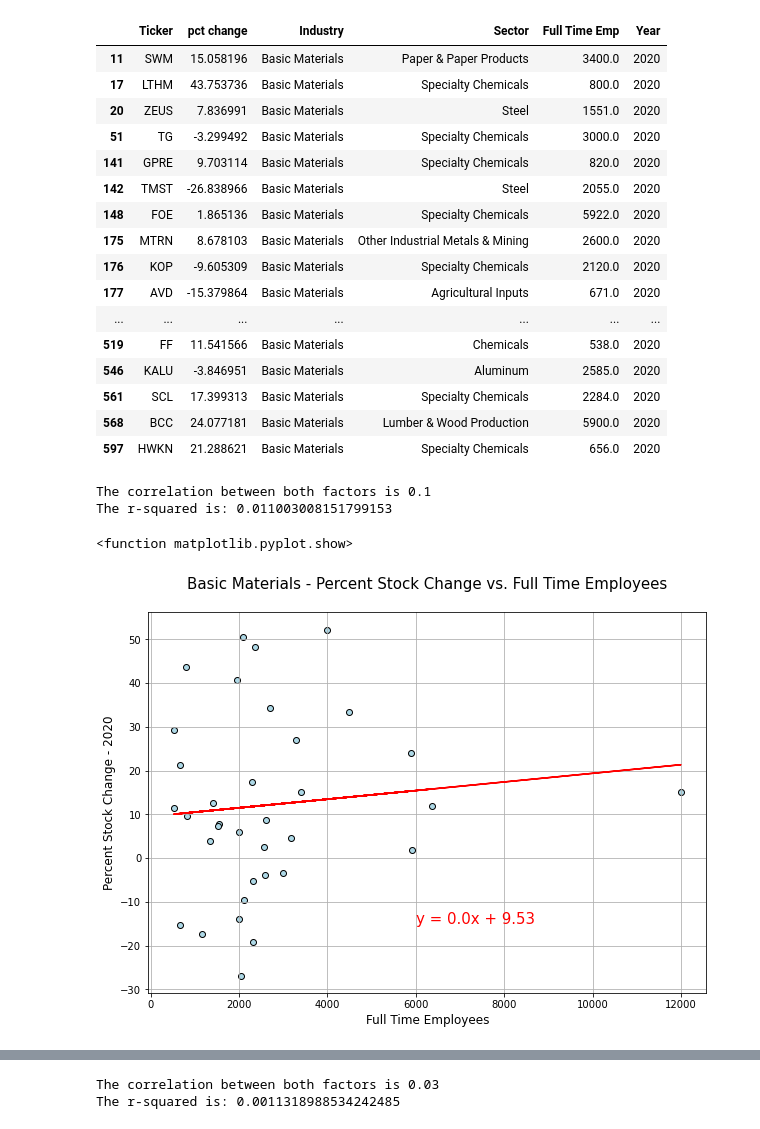
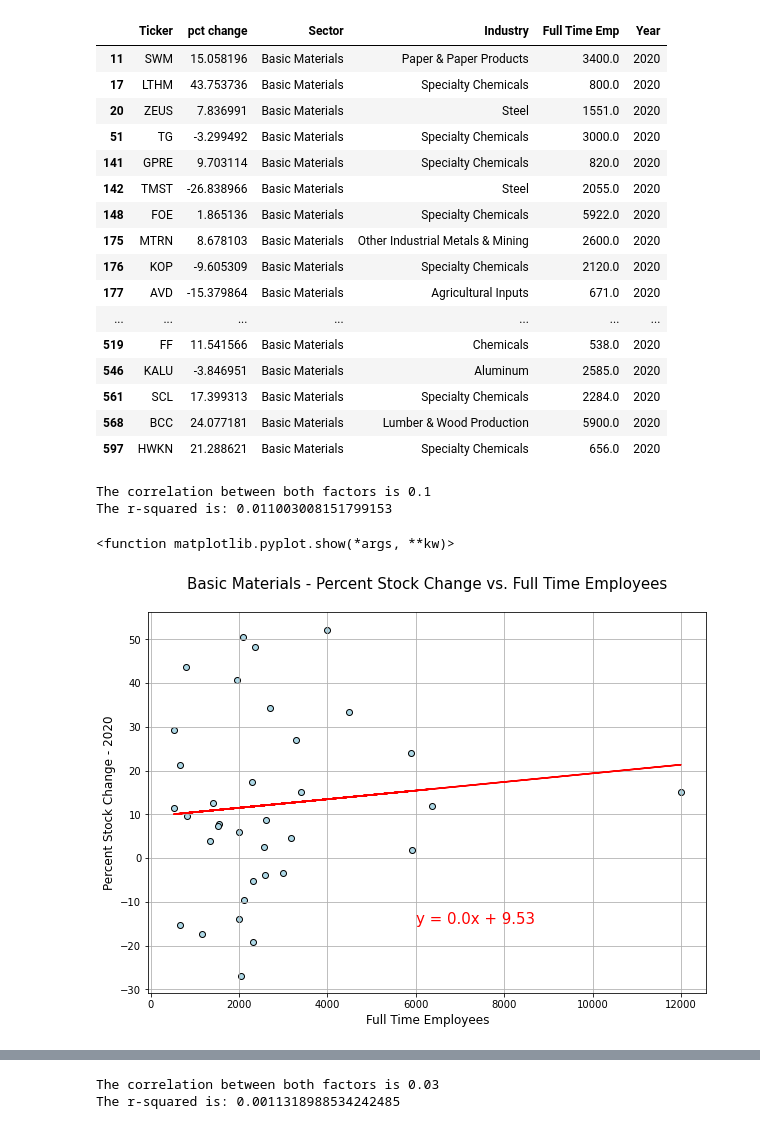
Before and after one commit to andresALLDAY/Project1, a Jupyter notebook: Sectors_vs_Company_Size.ipynb, the cells around one changed output, grey strips where cells are left out. Drawn from its saved outputs; the diff is of its cells as text; code cells hidden in the pictures.

```diff
--- a/Sectors_vs_Company_Size.ipynb
+++ b/Sectors_vs_Company_Size.ipynb
@@ -31,10 +31,10 @@ ticker2020.head(50)
 | 49 | DBI | -90.884718 | Consumer Cyclical | Apparel Retail | 15800.0 | 2020 |
 # %%
 # Creating a section from Basic Materials
-ticker_type = ticker2020.loc[ticker2020['Industry'] == 'Basic Materials',:]
+ticker_type = ticker2020.loc[ticker2020['Sector'] == 'Basic Materials',:]
 ticker_type
 # %% [output]
-|  | Ticker | pct change | Industry | Sector | Full Time Emp | Year |
+|  | Ticker | pct change | Sector | Industry | Full Time Emp | Year |
 | 11 | SWM | 15.058196 | Basic Materials | Paper & Paper Products | 3400.0 | 2020 |
 | 17 | LTHM | 43.753736 | Basic Materials | Specialty Chemicals | 800.0 | 2020 |
 | 20 | ZEUS | 7.836991 | Basic Materials | Steel | 1551.0 | 2020 |
@@ -74,13 +74,13 @@ plt.ylabel('Percent Stock Change - 2020', fontsize = 12)
 #plt.ylim(-35,55)
 #plt.vlines(0,6000,-15, alpha=0.75, color='red')
 plt.grid()
-#plt.savefig('images/latvstemp')
+plt.savefig('images/basic_mats_scatter.png')
 print(f"The r-squared is: {rvalue**2}")
 plt.show
 # %% [output]
 The correlation between both factors is 0.1
 The r-squared is: 0.011003008151799153
-<function matplotlib.pyplot.show>
+<function matplotlib.pyplot.show(*args, **kw)>
 [figure]
 # %%
 # Creating a section from Technology
```
Also changed, not shown: parts of 4 cells of this notebook, 1 other file.
